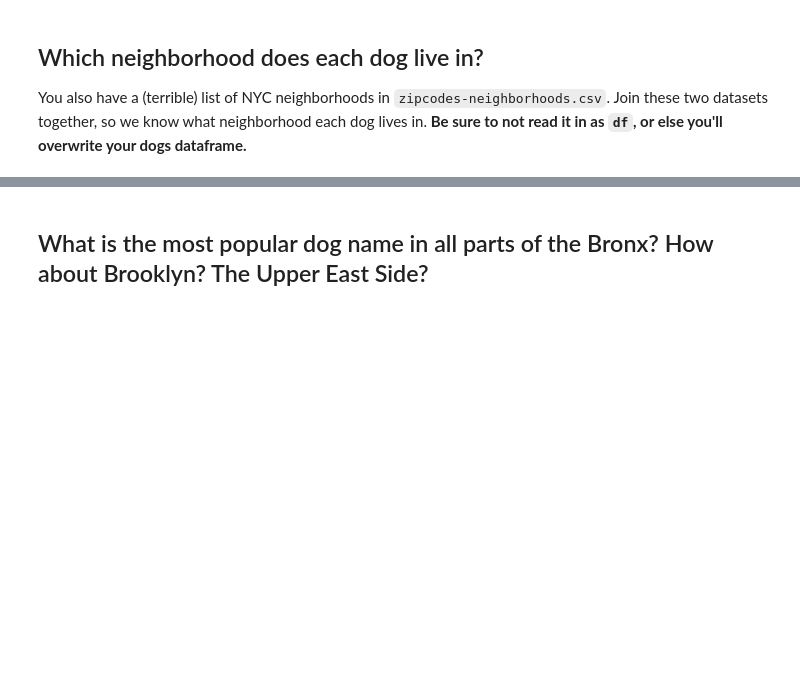
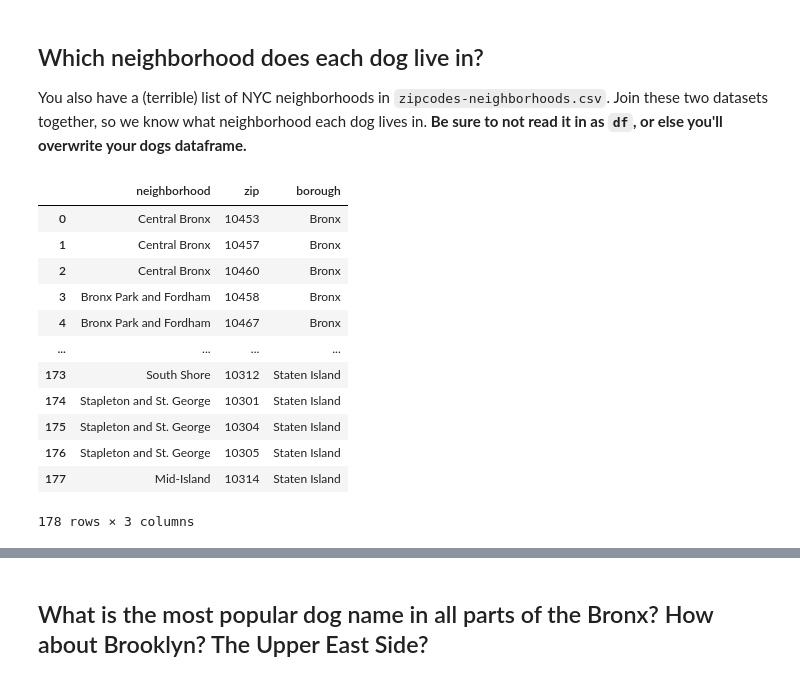
Before and after one commit to EMendy/Homework-6, a Jupyter notebook: Dataset TWO - Dogs_Mendenhall.ipynb, the cells around one changed output, grey strips where cells are left out. Cells and saved outputs as stored; diff of their text form; code cells hidden in the pictures; blank space fills up the shorter version.

```diff
--- a/Dataset TWO - Dogs_Mendenhall.ipynb
+++ b/Dataset TWO - Dogs_Mendenhall.ipynb
@@ -231,3 +231,20 @@ df['age'].mean().round()
 ## Which neighborhood does each dog live in?
 
 You also have a (terrible) list of NYC neighborhoods in `zipcodes-neighborhoods.csv`. Join these two datasets together, so we know what neighborhood each dog lives in. **Be sure to not read it in as `df`, or else you'll overwrite your dogs dataframe.**
+# %%
+df_zip = pd.read_csv('zipcodes-neighborhoods.csv')
+df_zip
+# %% [output]
+|  | neighborhood | zip | borough |
+| 0 | Central Bronx | 10453 | Bronx |
+| 1 | Central Bronx | 10457 | Bronx |
+| 2 | Central Bronx | 10460 | Bronx |
+| 3 | Bronx Park and Fordham | 10458 | Bronx |
+| 4 | Bronx Park and Fordham | 10467 | Bronx |
+| ... | ... | ... | ... |
+| 173 | South Shore | 10312 | Staten Island |
+| 174 | Stapleton and St. George | 10301 | Staten Island |
+| 175 | Stapleton and St. George | 10304 | Staten Island |
+| 176 | Stapleton and St. George | 10305 | Staten Island |
+| 177 | Mid-Island | 10314 | Staten Island |
+178 rows × 3 columns
```
Also changed, not shown: parts of 12 cells of this notebook, 1 other file.
